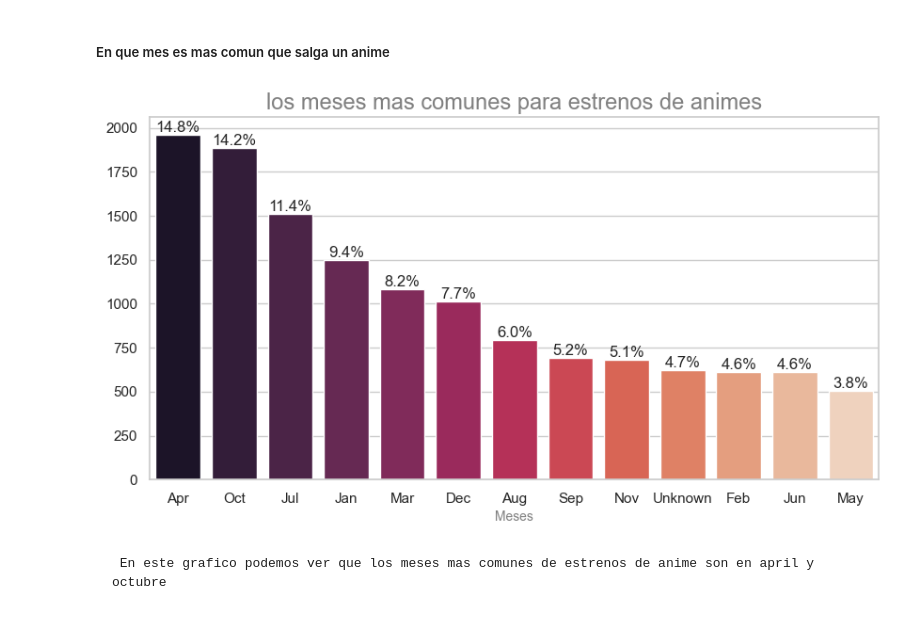
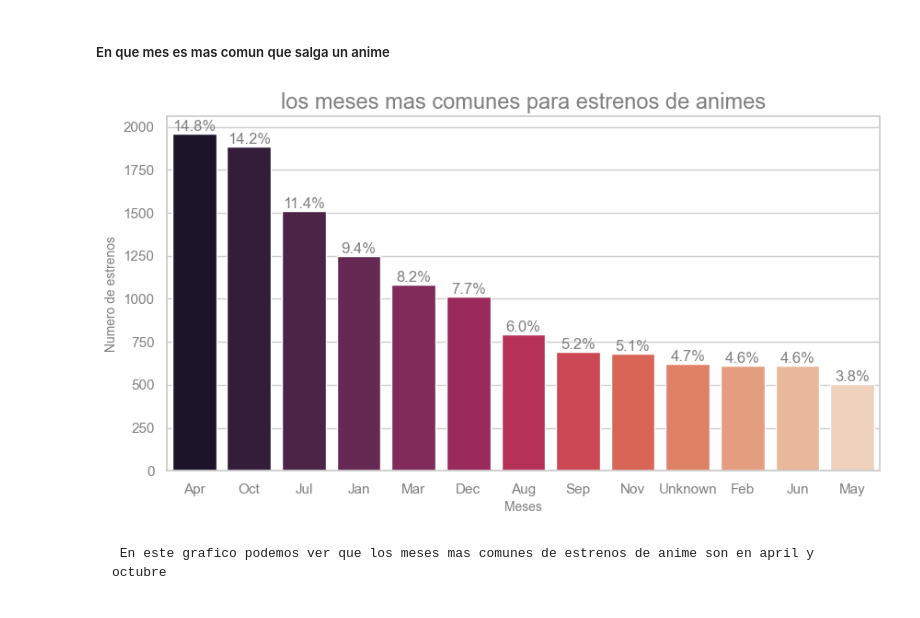
Before and after one commit to AmyGaarcia/DS_PT_09_2023, a Jupyter notebook: Data_Analysis/EDA/1-Definicion_EDA ANIME_ordenado.ipynb, the cells around one changed output. Saved outputs shown, nothing was run; the diff lists cells and outputs as text; code cells hidden in the pictures.

```diff
--- a/Data_Analysis/EDA/1-Definicion_EDA ANIME_ordenado.ipynb
+++ b/Data_Analysis/EDA/1-Definicion_EDA ANIME_ordenado.ipynb
@@ -916,16 +918,17 @@ plt.show()
 season= anime_copia["Premiered"].value_counts()
 
 sns.set(style="whitegrid")
-plt.figure(figsize=(10,5))
+plt.figure(figsize=(8,4))
 sns.barplot(x=season.index, y=season.values, hue=season.index, palette="pink")
-
 plt.title("Cuantos animes han salido en distintas estaciones del año", color= "Grey", fontsize =17)
 plt.xlabel("Estaciones del Año", color="Grey", fontsize= 10)
+plt.tick_params(axis="x", colors="grey")
+plt.tick_params(axis="y", colors="grey")
 
 # ES PARA PONER EL PORCENTAJE ARRIBA DE CADA COLUMNAA
 for i, value in enumerate(season.values):
     porcentaje =(value / season.sum())* 100
-    plt.text(i, value+0.1, f"{porcentaje:.1f}%", ha="center",va="bottom")
+    plt.text(i, value+0.1, f"{porcentaje:.1f}%", ha="center",va="bottom", color="grey")
 
 plt.show()
 # %% [output]
@@ -960,25 +963,27 @@ plt.show()
 # %%
 #anime_copia= anime_copia[anime_copia["Month Aired"] !="Unknown"]
 
-meses= anime_copia["Month Aired"].value_counts()
+month= anime_copia["Month Aired"].value_counts()
 
 sns.set(style="whitegrid")
 plt.figure(figsize=(10,5))
-sns.barplot(x=meses.index, y=meses.values, hue=meses.index, palette="rocket")
-
+sns.barplot(x=month.index, y=month.values, hue=month.index, palette="rocket")
 plt.title("los meses mas comunes para estrenos de animes", color="Grey", fontsize=17)
 plt.xlabel("Meses", color="Grey", fontsize=10)
+plt.ylabel("Numero de estrenos", color="Grey", fontsize=10)
+plt.tick_params(axis="x", colors="grey")
+plt.tick_params(axis="y", colors="grey")
 
 # ES PARA PONER EL PORCENTAJE ARRIBA DE CADA COLUMNAA
-for i, value in enumerate(meses.values):
-    porcentaje = (value / meses.sum()) * 100
-    plt.text(i, value+ 0.1, f"{porcentaje:.1f}%", ha="center",va="bottom")
+for i, value in enumerate(month.values):
+    porcentaje = (value /month.sum()) * 100
+    plt.text(i, value+ 0.1, f"{porcentaje:.1f}%", ha="center",va="bottom", color="grey")
 
 plt.show()
 
 #DEJAR COMENTARIO
 # %% [output]
-[figure, old version]
+[figure, new version]
 # %% [markdown]
      En este grafico podemos ver que los meses mas comunes de estrenos de anime son en april y octubre
 # %% [markdown]
```
Also changed, not shown: parts of 46 cells of this notebook.
